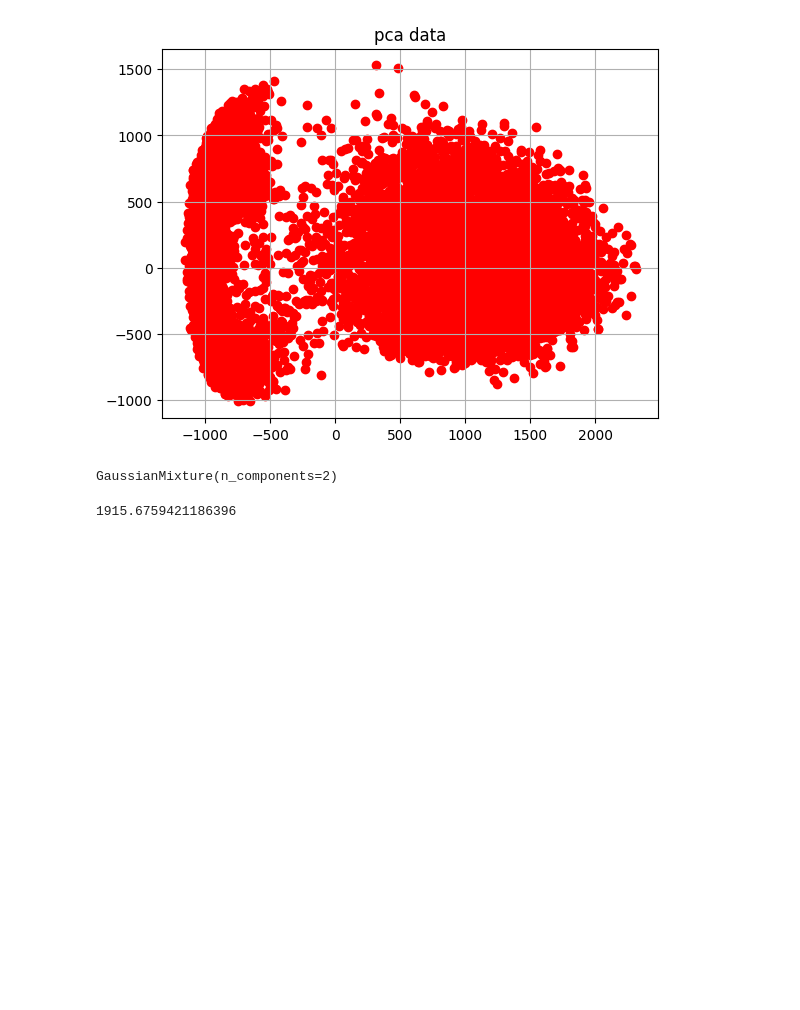
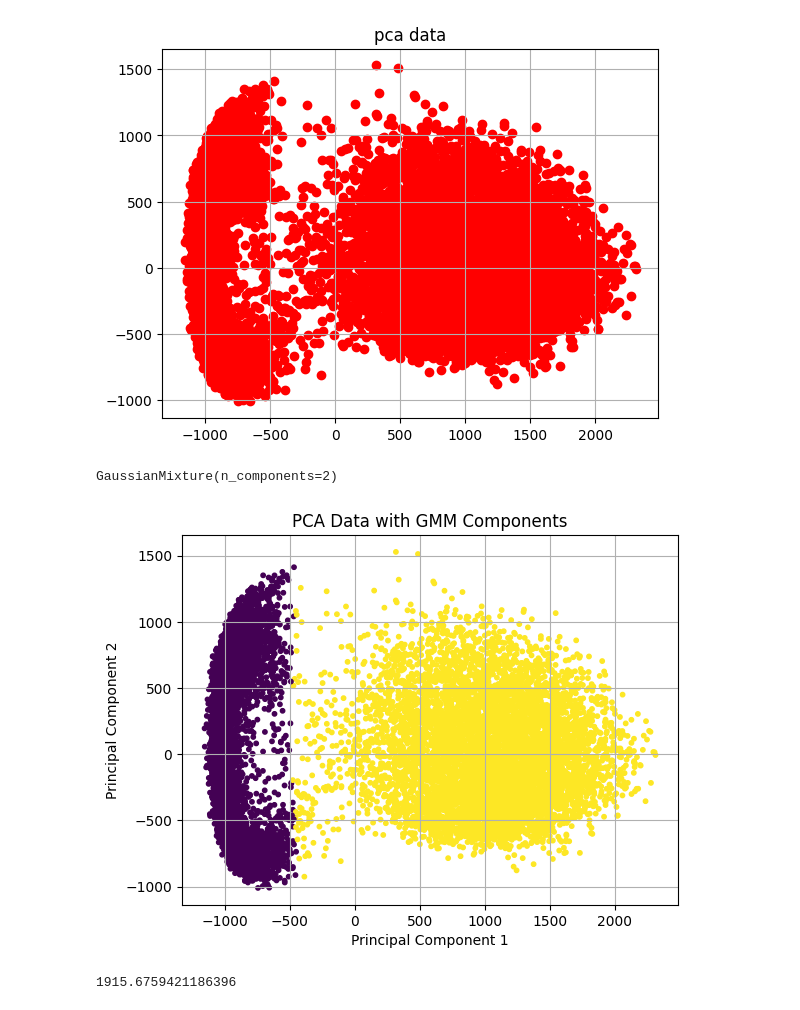
Before and after one commit to javadkavian/ML_Assignments, a Jupyter notebook: MixtureModelsPCA/Q6.ipynb, the cells around one changed output. Cells and saved outputs as stored; diff of their text form; code cells hidden in the pictures; blank space fills up the shorter version.

```diff
--- a/MixtureModelsPCA/Q6.ipynb
+++ b/MixtureModelsPCA/Q6.ipynb
@@ -28,6 +29,17 @@ gmm = GaussianMixture(n_components=2)
 gmm.fit(pca_data)
 # %% [output]
 GaussianMixture(n_components=2)
+# %%
+labels = gmm.predict(pca_data)
+
+plt.scatter(pca_data[:, 0], pca_data[:, 1], c=labels, cmap='viridis', s=10)
+plt.grid()
+plt.title('PCA Data with GMM Components')
+plt.xlabel('Principal Component 1')
+plt.ylabel('Principal Component 2')
+plt.show()
+# %% [output]
+[figure, added]
 # %%
 np.sqrt(np.sum(np.power(gmm.means_[0] - gmm.means_[1], 2)))
 # %% [output]
```
Also changed, not shown: parts of 2 cells of this notebook, 3 other files.
